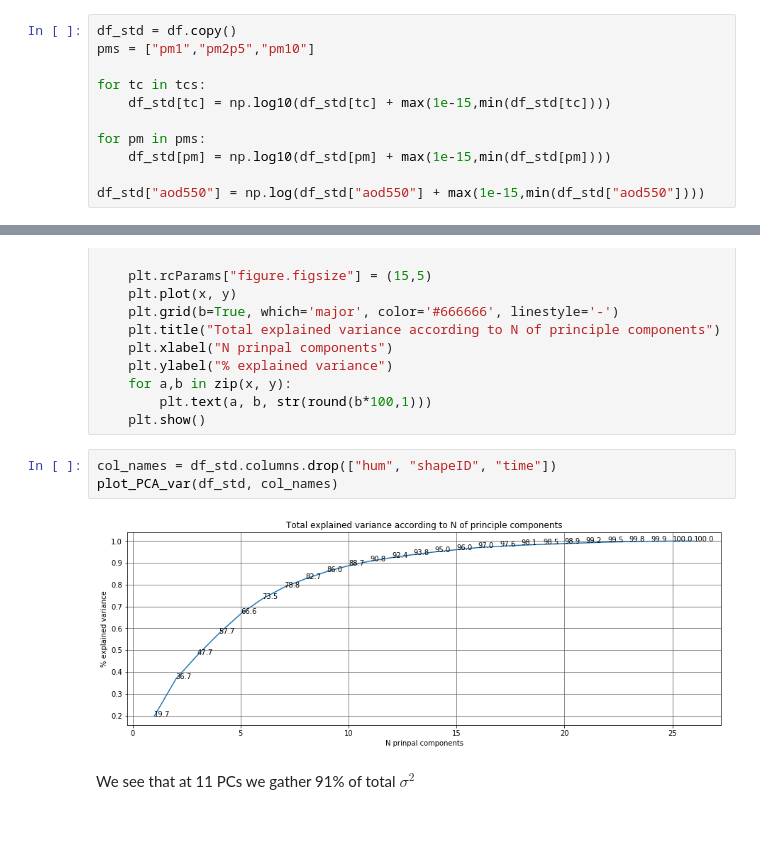
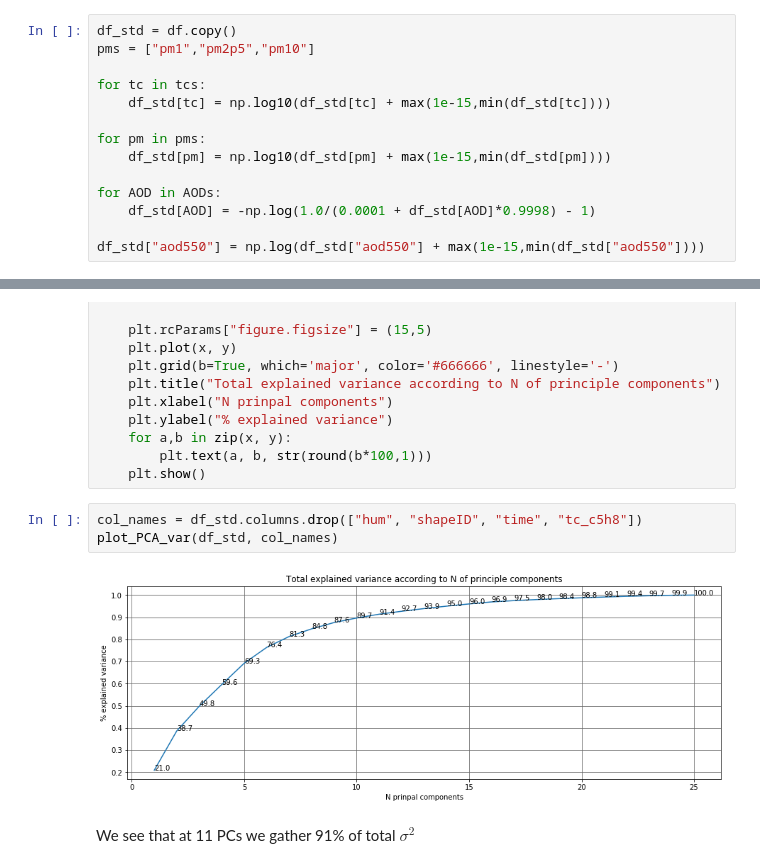
Before and after one commit to williamGlazer/ProjectX, a Jupyter notebook: notebooks/prelim/CAMS_data_transformation.ipynb, the cells around one changed output, grey strips where cells are left out. Cells and saved outputs as stored; diff of their text form; blank space fills up the shorter version.

```diff
--- a/notebooks/prelim/CAMS_data_transformation.ipynb
+++ b/notebooks/prelim/CAMS_data_transformation.ipynb
@@ -92,6 +92,9 @@ for tc in tcs:
 for pm in pms:
     df_std[pm] = np.log10(df_std[pm] + max(1e-15,min(df_std[pm])))
 
+for AOD in AODs:
+    df_std[AOD] = -np.log(1.0/(0.0001 + df_std[AOD]*0.9998) - 1)
+
 df_std["aod550"] = np.log(df_std["aod550"] + max(1e-15,min(df_std["aod550"])))
 # %%
 # no null vals in CAMS
@@ -147,10 +150,10 @@ def plot_PCA_var(df, columns):
         plt.text(a, b, str(round(b*100,1)))
     plt.show()
 # %%
-col_names = df_std.columns.drop(["hum", "shapeID", "time"])
+col_names = df_std.columns.drop(["hum", "shapeID", "time", "tc_c5h8"])
 plot_PCA_var(df_std, col_names)
 # %% [output]
-[figure, old version]
+[figure, new version]
 # %% [markdown]
 We see that at 11 PCs we gather 91% of total $\sigma^2$
 # %%
```
Also changed, not shown: parts of 2 cells of this notebook, 1 other file.
